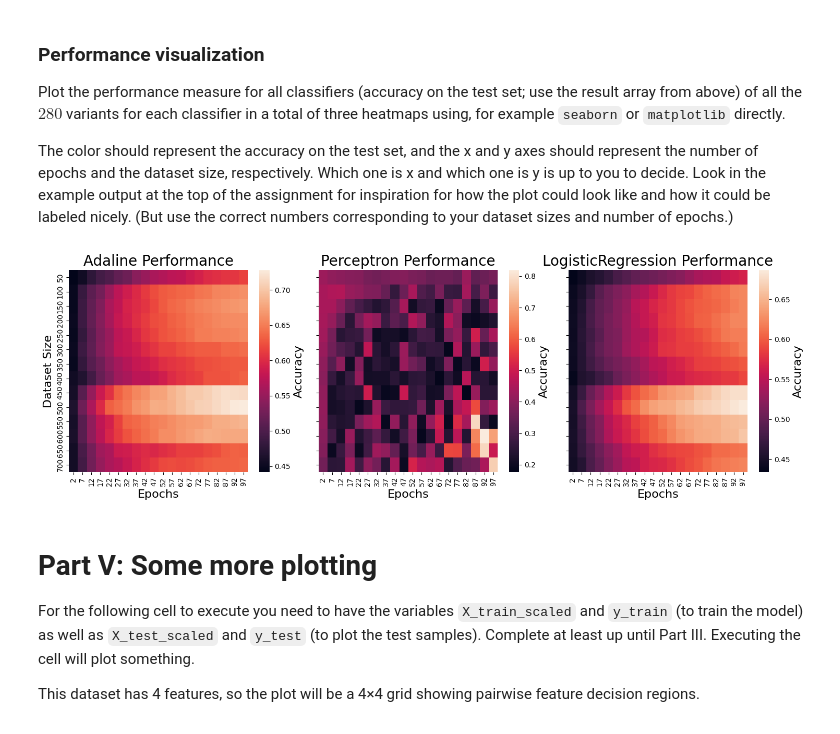
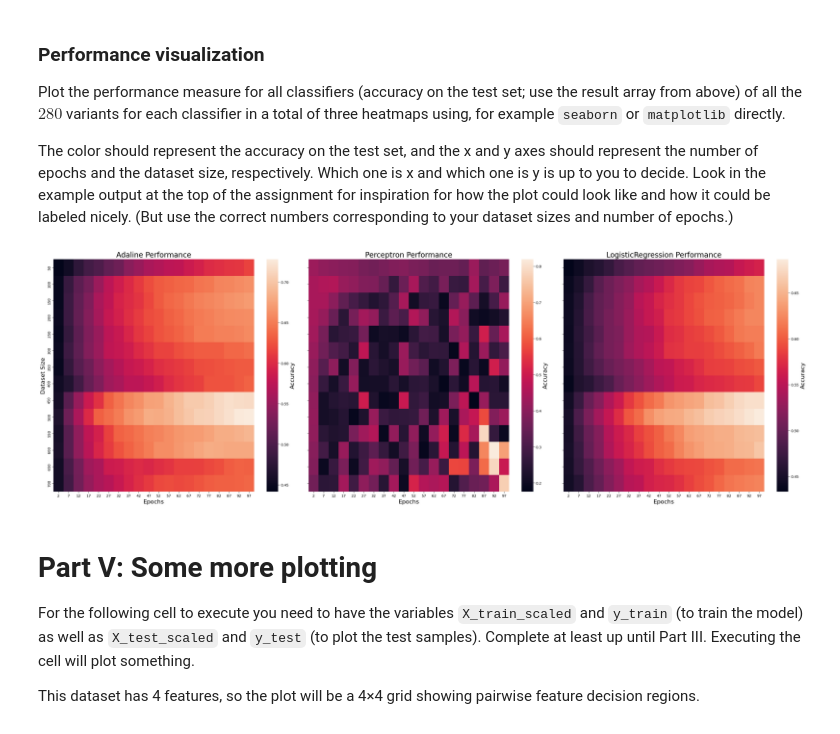
Before and after one commit to JohannesStandal/DAT200, a Jupyter notebook: CA2/CA2_DAT200_26H.ipynb, the cells around one changed output. Cells and saved outputs as stored; diff of their text form; code cells hidden in the pictures.

```diff
--- a/CA2/CA2_DAT200_26H.ipynb
+++ b/CA2/CA2_DAT200_26H.ipynb
@@ -364,33 +364,33 @@ Which one is x and which one is y is up to you to decide. Look in the example ou
 # %%
 # Insert your code below
 # ======================
-fig, axes = plt.subplots(1, 3, sharey=True, figsize=(15, 5)) # Creates 3 subplots where they share one y-axis
+fig, axes = plt.subplots(1, 3, sharey=True, figsize=(30, 10)) # Creates 3 subplots where they share one y-axis
 
 clf_names = ['Adaline', 'Perceptron', 'LogisticRegression']
 
 x_labels = n_epochs
 y_labels = n_rows
 
 for clf_index, name in enumerate(clf_names):
     data = accuracies[clf_index, :, :] # In previous code a 3D array was made, now we get the 2D array out of it, one by one.
 
     plot = sns.heatmap(
         data,
         xticklabels=x_labels,
         yticklabels=y_labels,
         ax=axes[clf_index]
     )
 
     axes[clf_index].set_title(f'{name} Performance', fontsize=20)
     axes[clf_index].set_xlabel('Epochs', fontsize=16)
     cbar = plot.collections[0].colorbar.set_label('Accuracy', fontsize=16) # creates the colorbar on the side of the heatmap
 
     if clf_index == 0:
         axes[clf_index].set_ylabel('Dataset Size', fontsize=16)
 
 plt.tight_layout() # Adjust layout so nothing overlaps and there are no big gaps between the plots
 # %% [output]
-[figure, old version]
+[figure, new version]
 # %% [markdown]
 # Part V: Some more plotting
 For the following cell to execute you need to have the variables `X_train_scaled` and `y_train` (to train the model) as well as `X_test_scaled` and `y_test` (to plot the test samples).
```
Also changed, not shown: parts of 1 cell of this notebook.
